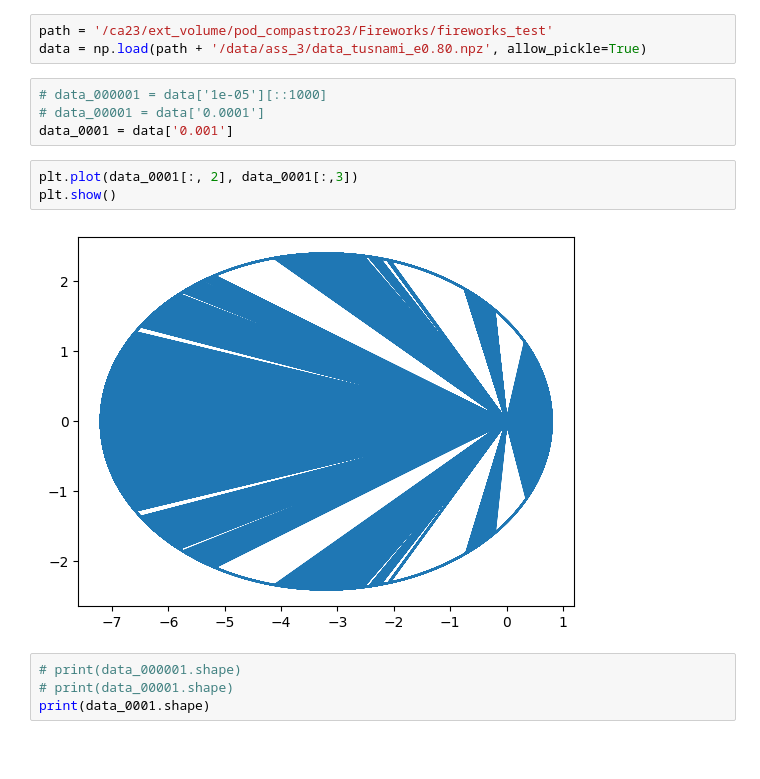
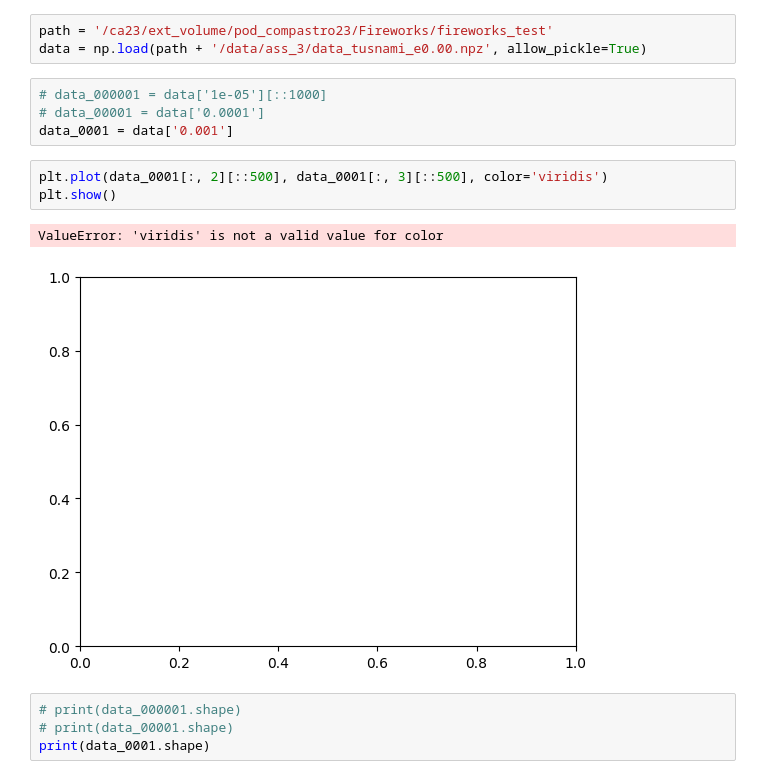
Before and after one commit to Berto70/pod_compastro23, a Jupyter notebook: Fireworks/fireworks_test/scripts/ass_3/test_files.ipynb, the cells around one changed output. Cells and saved outputs as stored; diff of their text form; blank space fills up the shorter version.

```diff
--- a/Fireworks/fireworks_test/scripts/ass_3/test_files.ipynb
+++ b/Fireworks/fireworks_test/scripts/ass_3/test_files.ipynb
@@ -3,16 +3,17 @@ import numpy as np
 import matplotlib.pyplot as plt
 # %%
 path = '/ca23/ext_volume/pod_compastro23/Fireworks/fireworks_test'
-data = np.load(path + '/data/ass_3/data_tusnami_e0.80.npz', allow_pickle=True)
+data = np.load(path + '/data/ass_3/data_tusnami_e0.00.npz', allow_pickle=True)
 # %%
 # data_000001 = data['1e-05'][::1000]
 # data_00001 = data['0.0001']
 data_0001 = data['0.001']
 # %%
-plt.plot(data_0001[:, 2], data_0001[:,3])
+plt.plot(data_0001[:, 2][::500], data_0001[:, 3][::500], color='viridis')
 plt.show()
 # %% [output]
+ValueError: 'viridis' is not a valid value for color
-[figure, old version]
+[figure, new version]
 # %%
 # print(data_000001.shape)
 # print(data_00001.shape)
```
Also changed, not shown: 2 other files.
